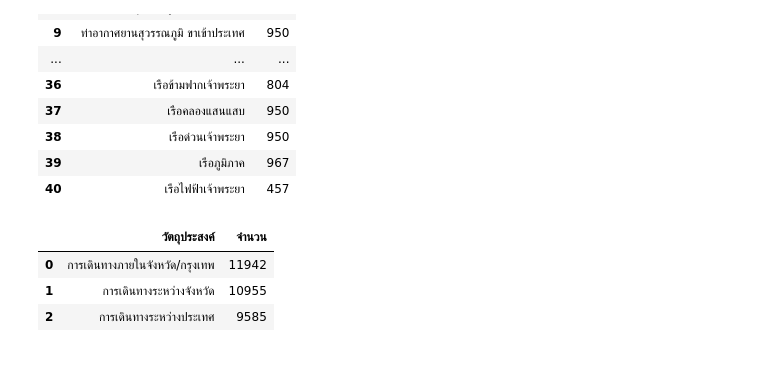
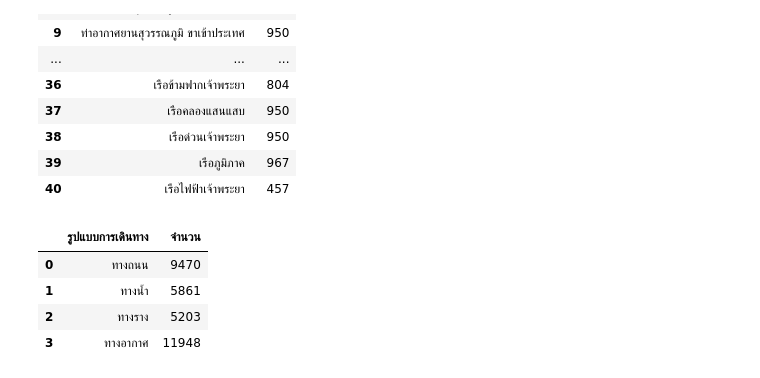
Before and after one commit to PhinyadaPhen/data_viz_2022, a Jupyter notebook: CRM.ipynb, the cells around one changed output. Drawn from its saved outputs; the diff is of its cells as text; code cells hidden in the pictures.

```diff
--- a/CRM.ipynb
+++ b/CRM.ipynb
@@ -55,10 +154,11 @@ patternn
 | 39 | เรือภูมิภาค | 967 |
 | 40 | เรือไฟฟ้าเจ้าพระยา | 457 |
 # %%
-patternn1 = crm.groupby('วัตถุประสงค์').size().reset_index(name='จำนวน')
+patternn1 = crm.groupby('รูปแบบการเดินทาง').size().reset_index(name='จำนวน')
 patternn1
 # %% [output]
-|  | วัตถุประสงค์ | จำนวน |
-| 0 | การเดินทางภายในจังหวัด/กรุงเทพ | 11942 |
-| 1 | การเดินทางระหว่างจังหวัด | 10955 |
-| 2 | การเดินทางระหว่างประเทศ | 9585 |
+|  | รูปแบบการเดินทาง | จำนวน |
+| 0 | ทางถนน | 9470 |
+| 1 | ทางน้ำ | 5861 |
+| 2 | ทางราง | 5203 |
+| 3 | ทางอากาศ | 11948 |
```
Also changed, not shown: parts of 9 cells of this notebook.
